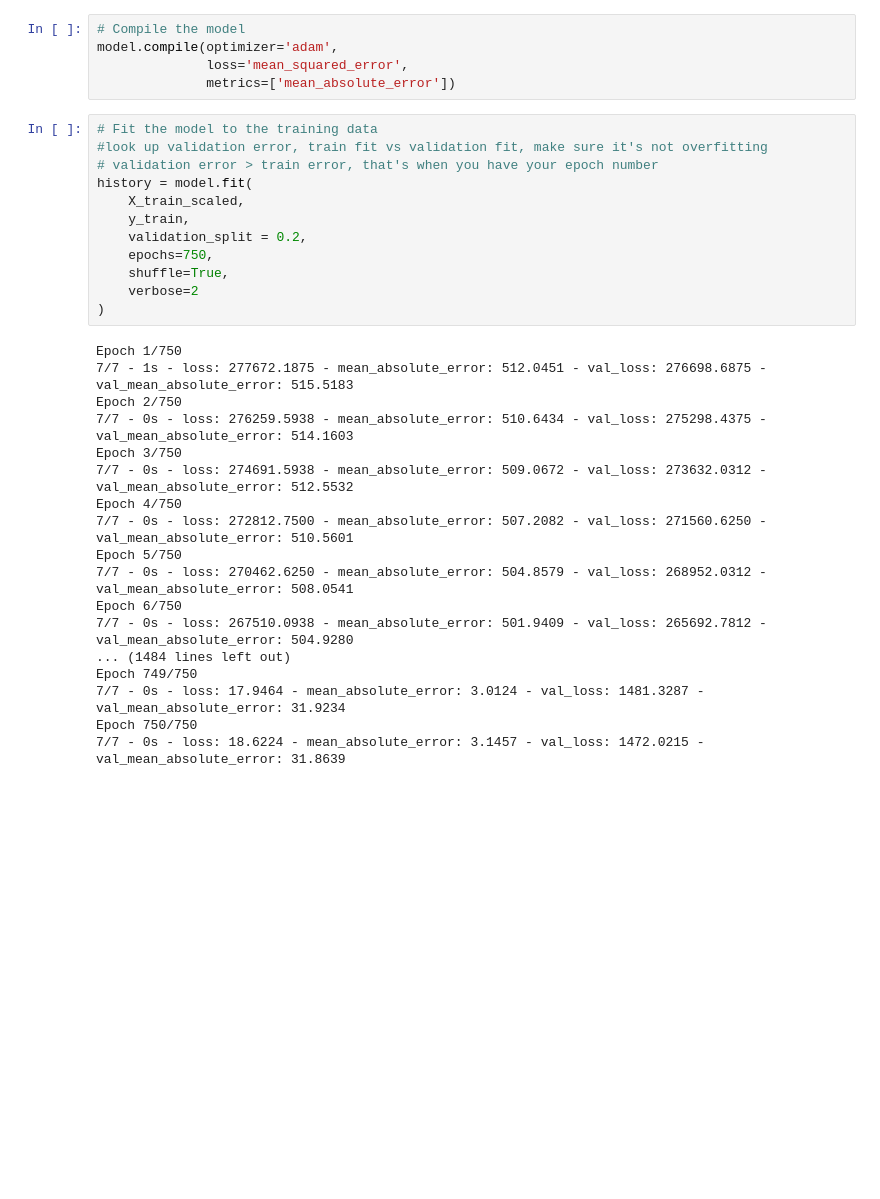
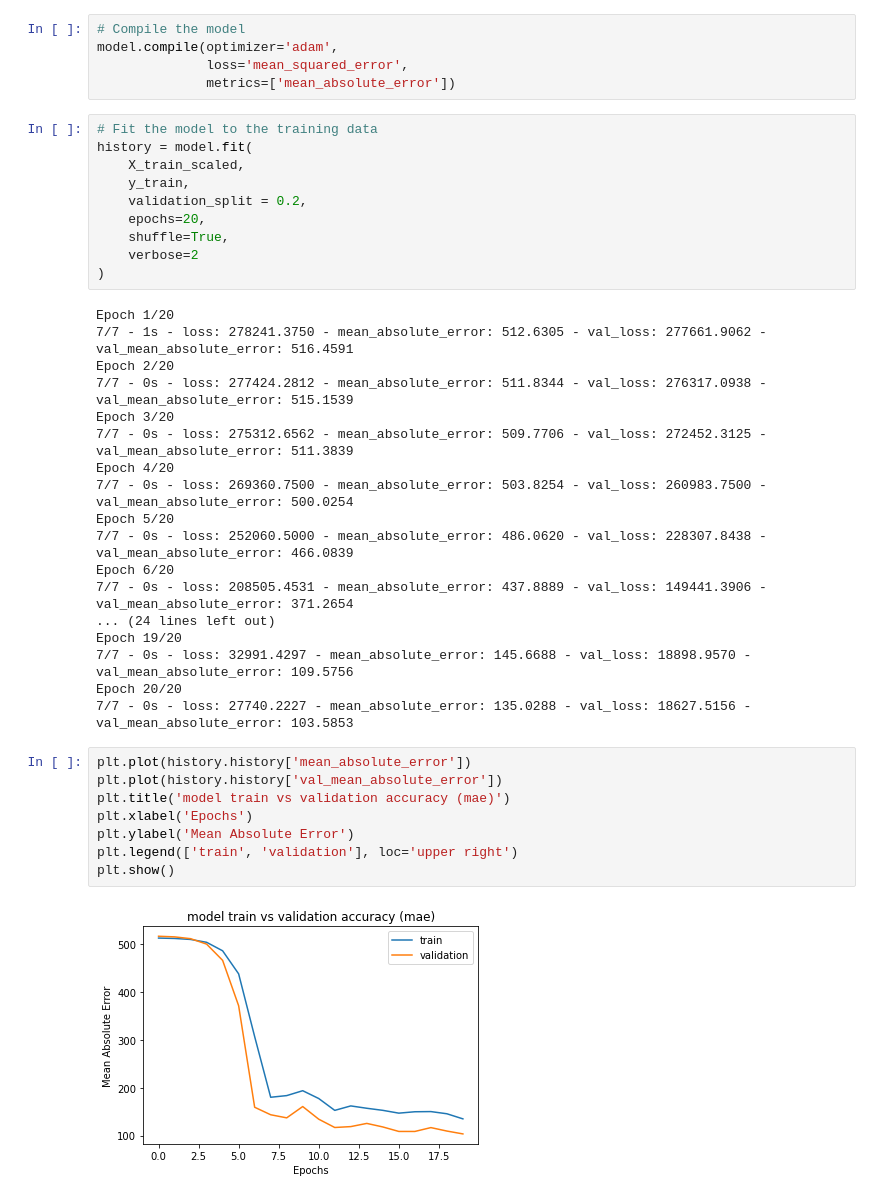
Before and after one commit to michael-sorensen/modeling-mlb-pitching, a Jupyter notebook: predicted_outs.ipynb, the cells around one changed output. Cells and saved outputs as stored; diff of their text form; blank space fills up the shorter version.

```diff
--- a/predicted_outs.ipynb
+++ b/predicted_outs.ipynb
@@ -109,34 +157,42 @@ model.compile(optimizer='adam',
               metrics=['mean_absolute_error'])
 # %%
 # Fit the model to the training data
-#look up validation error, train fit vs validation fit, make sure it's not overfitting
-# validation error > train error, that's when you have your epoch number
 history = model.fit(
     X_train_scaled,
     y_train,
     validation_split = 0.2,
-    epochs=750,
+    epochs=20,
     shuffle=True,
     verbose=2
 )
 # %% [output]
-Epoch 1/750
-7/7 - 1s - loss: 277672.1875 - mean_absolute_error: 512.0451 - val_loss: 276698.6875 - val_mean_absolute_error: 515.5183
-Epoch 2/750
-7/7 - 0s - loss: 276259.5938 - mean_absolute_error: 510.6434 - val_loss: 275298.4375 - val_mean_absolute_error: 514.1603
-Epoch 3/750
-7/7 - 0s - loss: 274691.5938 - mean_absolute_error: 509.0672 - val_loss: 273632.0312 - val_mean_absolute_error: 512.5532
-Epoch 4/750
-7/7 - 0s - loss: 272812.7500 - mean_absolute_error: 507.2082 - val_loss: 271560.6250 - val_mean_absolute_error: 510.5601
-Epoch 5/750
-7/7 - 0s - loss: 270462.6250 - mean_absolute_error: 504.8579 - val_loss: 268952.0312 - val_mean_absolute_error: 508.0541
-Epoch 6/750
-7/7 - 0s - loss: 267510.0938 - mean_absolute_error: 501.9409 - val_loss: 265692.7812 - val_mean_absolute_error: 504.9280
-... (1484 lines left out)
-Epoch 749/750
-7/7 - 0s - loss: 17.9464 - mean_absolute_error: 3.0124 - val_loss: 1481.3287 - val_mean_absolute_error: 31.9234
-Epoch 750/750
-7/7 - 0s - loss: 18.6224 - mean_absolute_error: 3.1457 - val_loss: 1472.0215 - val_mean_absolute_error: 31.8639
+Epoch 1/20
+7/7 - 1s - loss: 278241.3750 - mean_absolute_error: 512.6305 - val_loss: 277661.9062 - val_mean_absolute_error: 516.4591
+Epoch 2/20
+7/7 - 0s - loss: 277424.2812 - mean_absolute_error: 511.8344 - val_loss: 276317.0938 - val_mean_absolute_error: 515.1539
+Epoch 3/20
+7/7 - 0s - loss: 275312.6562 - mean_absolute_error: 509.7706 - val_loss: 272452.3125 - val_mean_absolute_error: 511.3839
+Epoch 4/20
+7/7 - 0s - loss: 269360.7500 - mean_absolute_error: 503.8254 - val_loss: 260983.7500 - val_mean_absolute_error: 500.0254
+Epoch 5/20
+7/7 - 0s - loss: 252060.5000 - mean_absolute_error: 486.0620 - val_loss: 228307.8438 - val_mean_absolute_error: 466.0839
+Epoch 6/20
+7/7 - 0s - loss: 208505.4531 - mean_absolute_error: 437.8889 - val_loss: 149441.3906 - val_mean_absolute_error: 371.2654
+... (24 lines left out)
+Epoch 19/20
+7/7 - 0s - loss: 32991.4297 - mean_absolute_error: 145.6688 - val_loss: 18898.9570 - val_mean_absolute_error: 109.5756
+Epoch 20/20
+7/7 - 0s - loss: 27740.2227 - mean_absolute_error: 135.0288 - val_loss: 18627.5156 - val_mean_absolute_error: 103.5853
+# %%
+plt.plot(history.history['mean_absolute_error'])
+plt.plot(history.history['val_mean_absolute_error'])
+plt.title('model train vs validation accuracy (mae)')
+plt.xlabel('Epochs')
+plt.ylabel('Mean Absolute Error')
+plt.legend(['train', 'validation'], loc='upper right')
+plt.show()
+# %% [output]
+[figure, added]
 # %%
 plt.plot(history.history['loss'])
 plt.plot(history.history['val_loss'])
```
Also changed, not shown: parts of 11 cells of this notebook, 2 other files.
